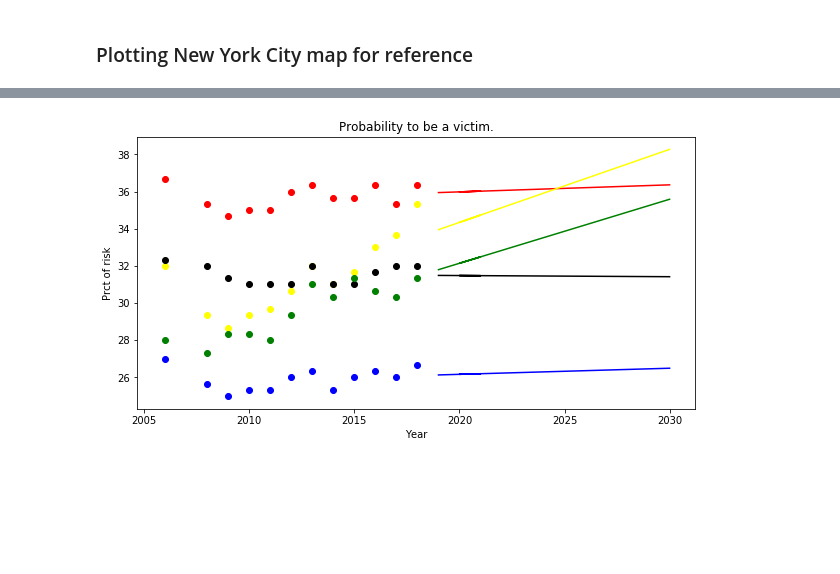
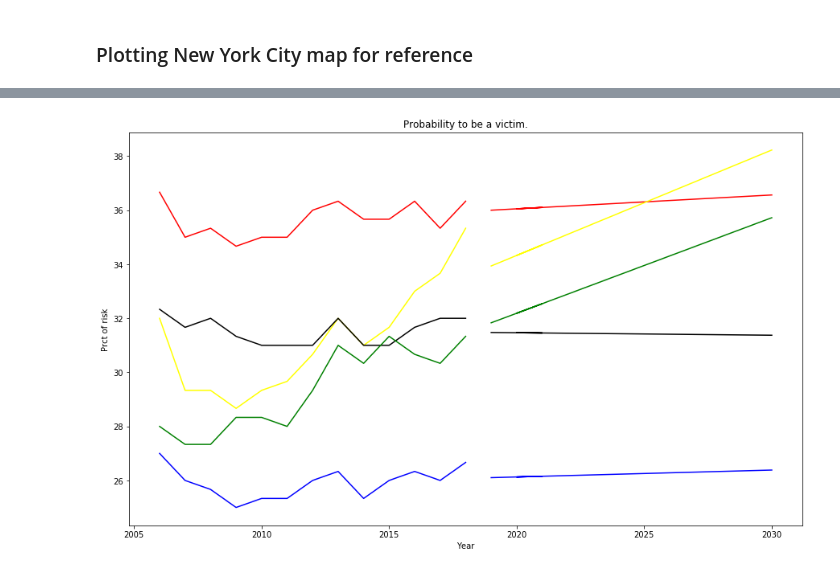
Before and after one commit to pajelonek/DataScienceCourse, a Jupyter notebook: projekt/new_york_crime_data.ipynb, the cells around one changed output, grey strips where cells are left out. Cells and saved outputs as stored; diff of their text form; code cells hidden in the pictures; blank space fills up the shorter version.

```diff
--- a/projekt/new_york_crime_data.ipynb
+++ b/projekt/new_york_crime_data.ipynb
@@ -339,18 +281,3 @@ result_database_test['2015'] = array_test
-# %%
-array_test = []
-for state in states_name_array:
-    array_test.append(map_result_with_wiki(state, your_age, your_race, your_sex, wiki_2016))
-result_database_test['2016'] = array_test
-# %%
-array_test = []
-for state in states_name_array:
-    array_test.append(map_result_with_wiki(state, your_age, your_race, your_sex, wiki_2017))
-result_database_test['2017'] = array_test
-# %%
-array_test = []
-for state in states_name_array:
-    array_test.append(map_result_with_wiki(state, your_age, your_race, your_sex, wiki_2018))
-result_database_test['2018'] = array_test
 # %%
 data_brooklyn_historic = result_database_test.iloc[0][1:14]
 data_manhattan_historic = result_database_test.iloc[1][1:14]
@@ -376,15 +303,15 @@ def print_state_with_color(state_data, color):
     y = state_data.values.reshape(-1, 1).astype(np.float)
     model.fit(X=X,y=y)
     y_pred = model.predict(future_years)
-    plt.scatter(X,y,c=color)
+    plt.plot(X,y,c=color)
     plt.plot(future_years,y_pred,c=color)
 # %%
 for key, value in dict_predictions.items():
     print_state_with_color(value, dict_names_map_color.get(key))
 plt.xlabel("Year")
 plt.ylabel("Prct of risk")
 plt.title("Probability to be a victim.")
-plt.rcParams['figure.figsize'] = 10, 8
+
 plt.show()
 # %% [output]
-[figure, old version]
+[figure, new version]
```
Also changed, not shown: parts of 20 cells of this notebook.
